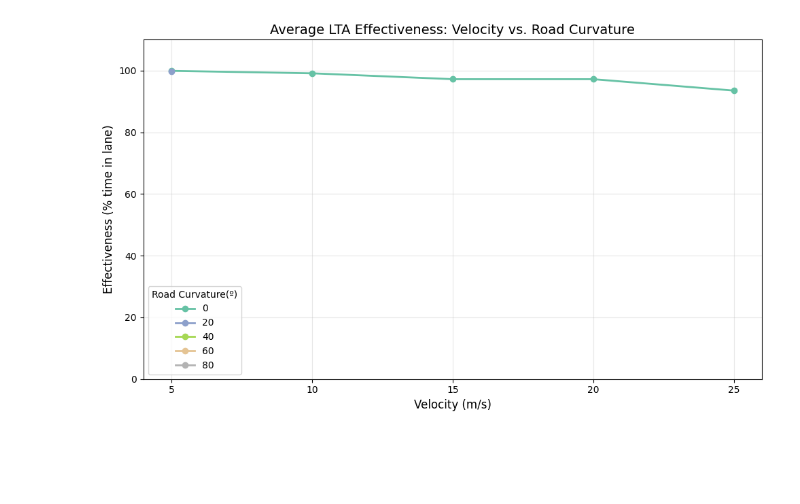
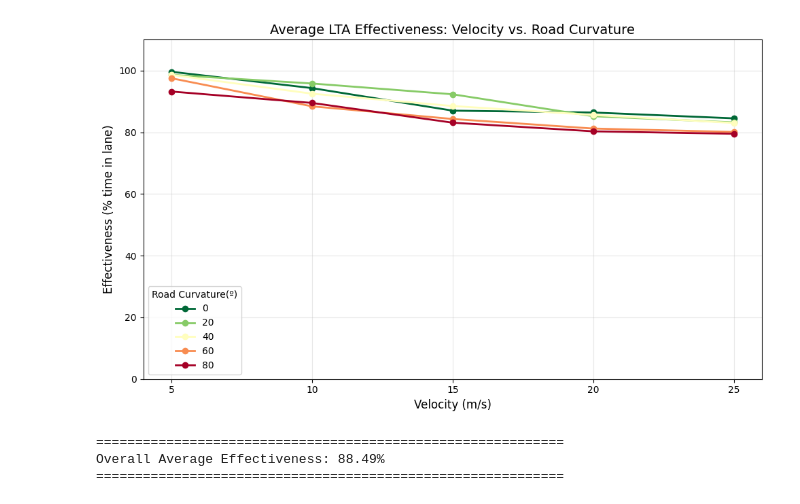
Before and after one commit to SrDuartinho/Robotics_Lab1, a Jupyter notebook: analysis_plots.ipynb, the cells around one changed output. Drawn from its saved outputs; the diff is of its cells as text; code cells hidden in the pictures; blank space fills up the shorter version.

```diff
--- a/analysis_plots.ipynb
+++ b/analysis_plots.ipynb
@@ -9,40 +9,40 @@ plt.style.use('seaborn-v0_8-muted')
 # %%
 # Plot Effectiveness vs. Velocity for Each Road Curvature (skeleton)
 
 # Placeholder data: velocities and curvatures
 velocities = ['5', '10', '15', '20', '25']  # replace with actual velocity labels or numeric values
 curvatures = ['0', '20', '40', '60', '80']   # replace with actual curvature labels (e.g., radii or angles)
 
 # 2D array: rows = curvatures, columns = velocities
 # effectiveness_matrix[i][j] = effectiveness at curvature[i] and velocity[j]
 effectiveness_matrix = [
-    [None, None, None, None, None],  # effectiveness for curve1 at each velocity
-    [None, None, None, None, None],  # effectiveness for curve2 at each velocity
-    [None, None, None, None, None],  # effectiveness for curve3 at each velocity
-    [None, None, None, None, None],  # effectiveness for curve4 at each velocity
-    [None, None, None, None, None],  # effectiveness for curve5 at each velocity
+    [99.6, 94.3, 87.0, 86.4, 84.5],  # effectiveness for curve1 at each velocity
+    [98.6, 95.8, 92.3, 85.2, 83.2],  # effectiveness for curve2 at each velocity
+    [98.6, 92.5, 88.5, 85.6, 83.0],  # effectiveness for curve3 at each velocity
+    [97.5, 88.4, 84.3, 81.2, 80.1],  # effectiveness for curve4 at each velocity
+    [93.2, 89.5, 83.1, 80.3, 79.5],  # effectiveness for curve5 at each velocity
 ]
 
 # Plot multiple lines (one per curvature)
 fig, ax = plt.subplots(figsize=(10, 6))
 
-# Define colors for each curvature line
-colors = plt.cm.Set2(np.linspace(0, 1, len(curvatures)))
+# Define colors: green (0°) → yellow → red (80°)
+colors = plt.cm.RdYlGn_r(np.linspace(0, 1, len(curvatures)))
 
 for i, curvature in enumerate(curvatures):
     ax.plot(velocities, effectiveness_matrix[i], marker='o', linewidth=2,
             label=f'{curvature}', color=colors[i])
 
 ax.set_ylim(0, 110)
 ax.set_ylabel('Effectiveness (% time in lane)', fontsize=12)
 ax.set_xlabel('Velocity (m/s)', fontsize=12)
 ax.set_title('Average LTA Effectiveness: Velocity vs. Road Curvature', fontsize=14)
 ax.legend(title='Road Curvature(º)', fontsize=10)
 ax.grid(True, alpha=0.3)
 plt.tight_layout()
 plt.show()
 # %% [output]
-[figure, old version]
+[figure, new version]
 # %%
 
 # Calculate and Print Overall Average Effectiveness
@@ -57,3 +57,7 @@ if all_values:
     print(f"{'='*60}\n")
 else:
     print("No data available. Please fill in the effectiveness_matrix with your values.")
+# %% [output]
+============================================================
+Overall Average Effectiveness: 88.49%
+============================================================
```
Also changed, not shown: 1 other file.
